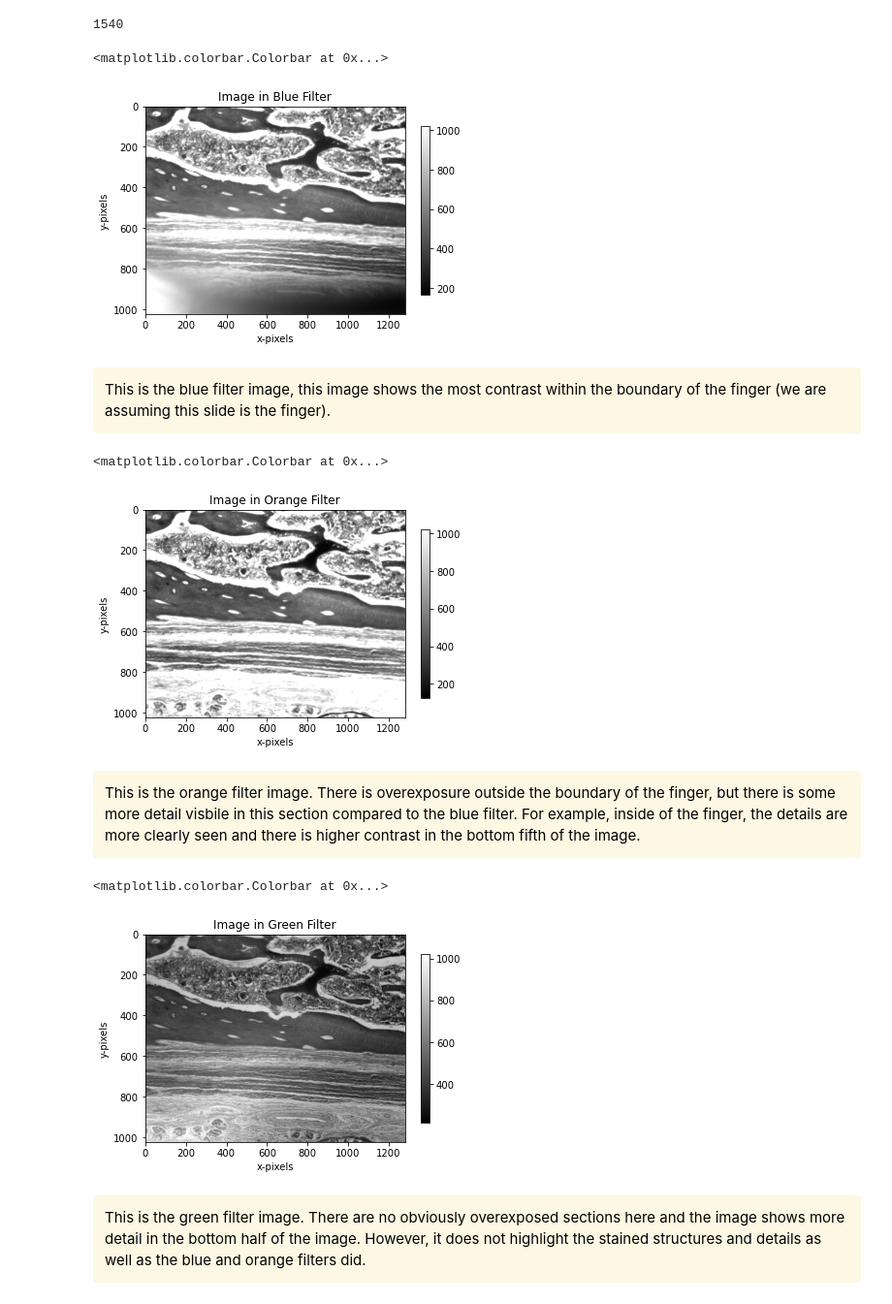
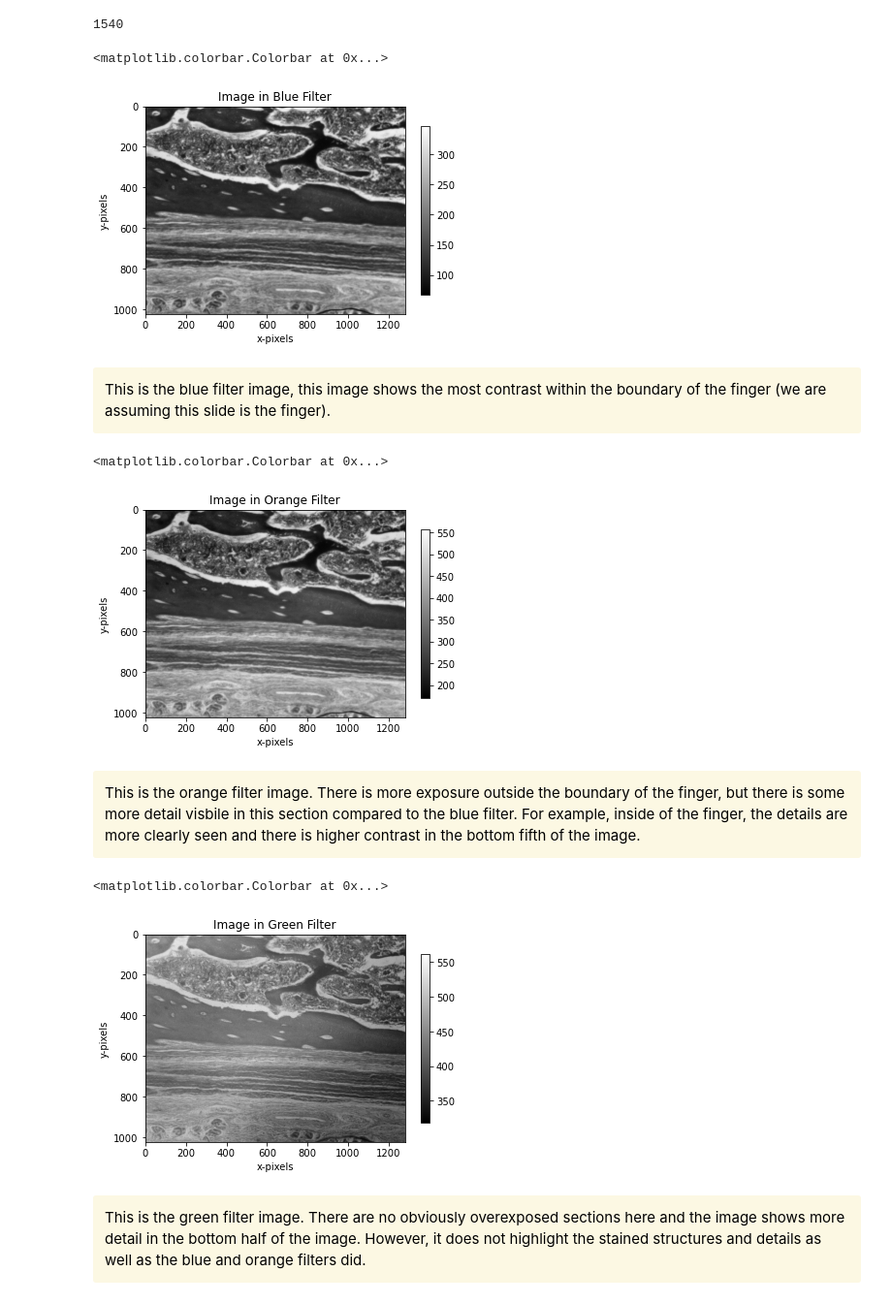
Before and after one commit to skhan102jh/Build-an-Imager, a Jupyter notebook: Lab1 Part1.ipynb, the cells around one changed output. Shown at 97% size. Saved outputs shown, nothing was run; the diff lists cells and outputs as text; code cells hidden in the pictures.

```diff
--- a/Lab1 Part1.ipynb
+++ b/Lab1 Part1.ipynb
@@ -721,16 +722,16 @@ m.get_position(f_wheel)
 # %%
 l.set_intensity(20)
 m.set_position(f_wheel,1965, blocking = True) #blue filter
-c.set_exposure(500)
+c.set_exposure(100)
 m.set_position(ap,2496,blocking = True)
 blue = plt.imshow(c.capture().copy(), cmap = "gray")
 plt.title("Image in Blue Filter")
 plt.xlabel("x-pixels")
 plt.ylabel("y-pixels")
 plt.colorbar(blue, shrink=0.8)
 # %% [output]
 <matplotlib.colorbar.Colorbar at 0x...>
-[figure, old version]
+[figure, new version]
 # %% [markdown]
 <div class="alert alert-block alert-warning">
 <font color='black'>
@@ -740,7 +741,7 @@ This is the blue filter image, this image shows the most contrast within the bou
 # %%
 l.set_intensity(20)
 m.set_position(f_wheel,1805, blocking = True) #orange filter
-c.set_exposure(500)
+c.set_exposure(100)
 m.set_position(ap,2496,blocking = True)
 red = plt.imshow(c.capture().copy(), cmap = "gray")
 plt.title("Image in Orange Filter")
@@ -749,17 +750,17 @@ plt.ylabel("y-pixels")
 plt.colorbar(red, shrink=0.8)
 # %% [output]
 <matplotlib.colorbar.Colorbar at 0x...>
-[figure, old version]
+[figure, new version]
 # %% [markdown]
 <div class="alert alert-block alert-warning">
 <font color='black'>
-This is the orange filter image. There is overexposure outside the boundary of the finger, but there is some more detail visbile in this section compared to the blue filter. For example, inside of the finger, the details are more clearly seen and there is higher contrast in the bottom fifth of the image.
+This is the orange filter image. There is more exposure outside the boundary of the finger, but there is some more detail visbile in this section compared to the blue filter. For example, inside of the finger, the details are more clearly seen and there is higher contrast in the bottom fifth of the image.
 </font>
 </div>
 # %%
 l.set_intensity(20)
 m.set_position(f_wheel,2085, blocking = True) #blue bitty
-c.set_exposure(500)
+c.set_exposure(100)
 m.set_position(ap,2496,blocking = True)
 green = plt.imshow(c.capture().copy(), cmap = "gray")
 plt.title("Image in Green Filter")
@@ -768,7 +769,7 @@ plt.ylabel("y-pixels")
 plt.colorbar(green, shrink=0.8)
 # %% [output]
 <matplotlib.colorbar.Colorbar at 0x...>
-[figure, old version]
+[figure, new version]
 # %% [markdown]
 <div class="alert alert-block alert-warning">
 <font color='black'>
```
Also changed, not shown: parts of 18 cells of this notebook.
